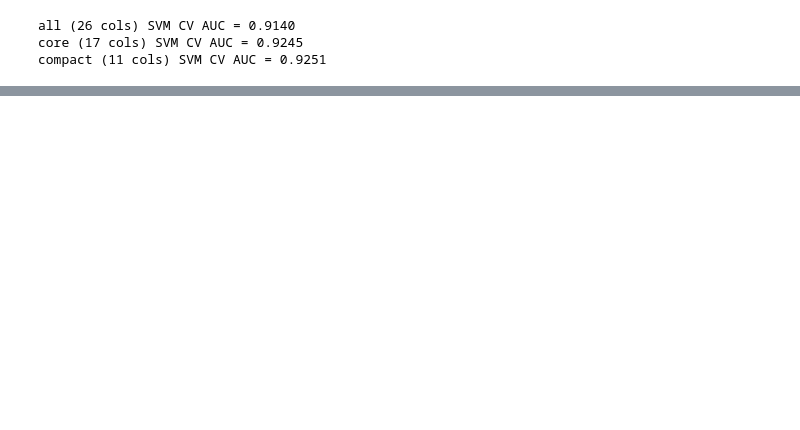
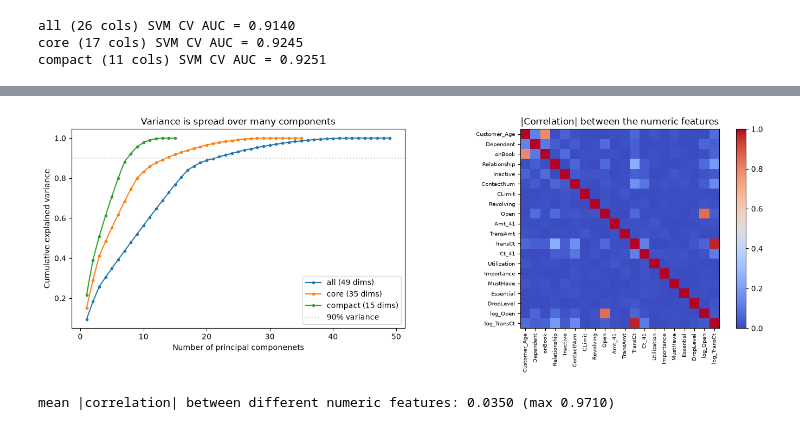
Before and after one commit to MaxWeisz88/COSI104A-HW4, a Jupyter notebook: hw4_prediction_model.ipynb, the cells around one changed output, grey strips where cells are left out. Saved outputs shown, nothing was run; the diff lists cells and outputs as text; code cells hidden in the pictures; blank space fills up the shorter version.

```diff
--- a/hw4_prediction_model.ipynb
+++ b/hw4_prediction_model.ipynb
@@ -95,0 +149,18 @@ compact (11 cols) SVM CV AUC = 0.9251
+# %%
+# SVM with and without PCA on each feature set to test if PCA helps
+# C and gamma for the SVM are fixed so that only the PCA is changing between steps
+rows = []
+for set_name, cols in FEATURE_SETS.items():
+    for keep in [None, 0.95, 0.90, 0.80]: # None = no PCA, otherwise the percent of variance to keep
+        steps = [("prep", make_prep(cols))]
+        if keep:
+            steps.append(("pca", PCA(n_components=keep, random_state=SEED)))
+        pipe = Pipeline(steps + [("model", SVC(C=5, gamma="scale", random_state=SEED))])
+        t = time.time()
+        auc = cross_val_score(pipe, X[cols], y, cv=cv, scoring="roc_auc", n_jobs=-1).mean()
+        secs = time.time() - t
+        n_dims = pipe[:-1].fit(X[cols], y).transform(X[cols].head(5)).shape[1] # Dimensions that the SVM actually sees
+        rows.append({"feature_set": set_name, "PCA": "none" if keep is None else f"{int(keep*100)}% var",
+                     "dims": n_dims, "AUC": auc, "seconds": secs})
+pca_results = pds.DataFrame(rows)
+print(pca_results.round(4).to_string(index=False))
@@ -95,0 +181,31 @@ compact (11 cols) SVM CV AUC = 0.9251
+# %%
+# Figures to help explain why PCA does not help much here
+fig, ax = plt.subplots(1, 2, figsize=(14, 5))
+
+# (left) cumulative explained variance. After standardizing the numerical features, every numerical col has
+# variance 1, so noise columns carry as much variance as the other columns, and the curves have no sharp elbow to cut at
+for set_name, cols in FEATURE_SETS.items():
+    Z = make_prep(cols).fit_transform(X[cols])
+    Z = Z.toarray() if hasattr(Z, "toarray") else Z
+    evr = PCA().fit(Z).explained_variance_ratio_
+    ax[0].plot(range(1, len(evr) + 1), np.cumsum(evr), marker="o", ms=3, label=f"{set_name} ({Z.shape[1]} dims)")
+ax[0].axhline(0.90, color="lightgray", ls=":", label="90% variance")
+ax[0].set_xlabel("Number of principal componenets"); ax[0].set_ylabel("Cumulative explained variance")
+ax[0].set_title("Variance is spread over many components")
+ax[0].legend()
+
+# (right) correlations between the numeric features, PCA only compresses well when features are closely correlated
+corr = X[numerical_cols].corr().abs()
+im = ax[1].imshow(corr, vmin=0, vmax=1, cmap="coolwarm")
+ax[1].set_xticks(range(len(corr))); ax[1].set_xticklabels(corr.columns, rotation=90, fontsize=7)
+ax[1].set_yticks(range(len(corr))); ax[1].set_yticklabels(corr.columns, fontsize=7)
+ax[1].set_title("|Correlation| between the numeric features")
+plt.colorbar(im, ax=ax[1])
+plt.tight_layout(); plt.show()
+
+# Mean correlation between other features and each individual feature
+off_diag = corr.values[~np.eye(len(corr), dtype=bool)]
+print(f"mean |correlation| between different numeric features: {off_diag.mean():.4f} (max {off_diag.max():.4f})")
+# %% [output]
+[figure, added]
+mean |correlation| between different numeric features: 0.0350 (max 0.9710)
```
Also changed, not shown: parts of 42 cells of this notebook, 1 other file.
